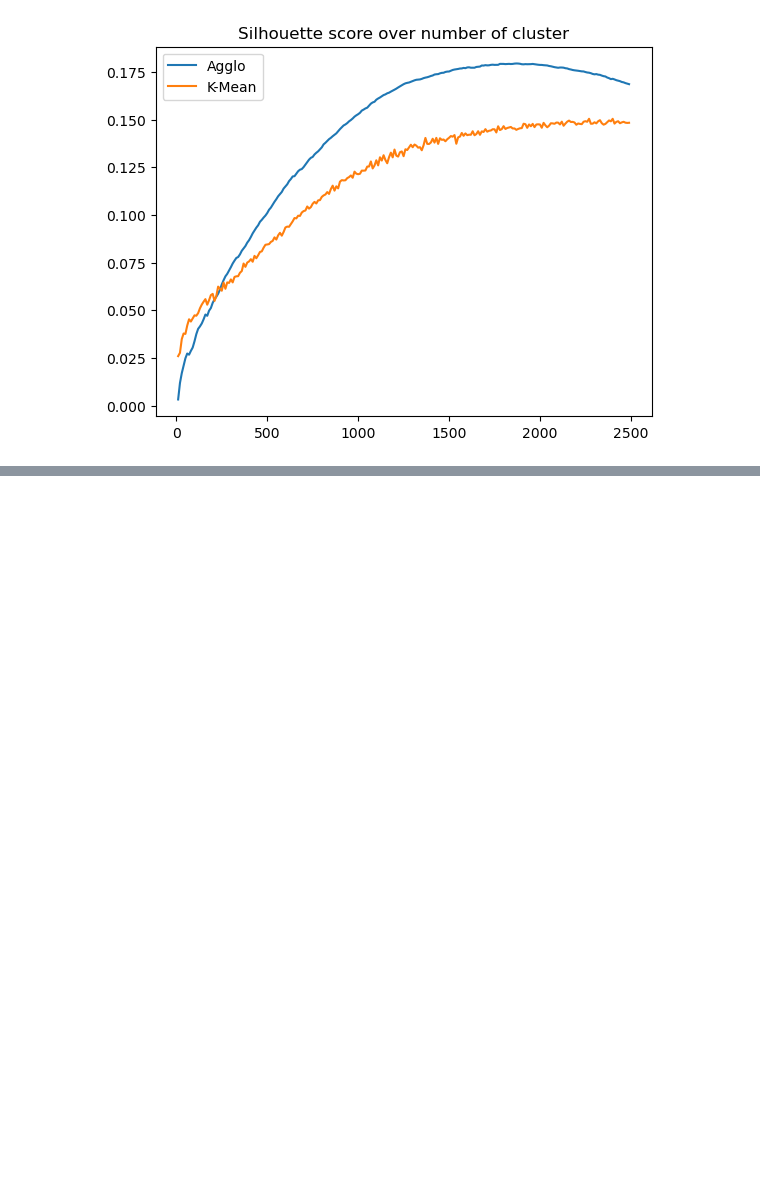
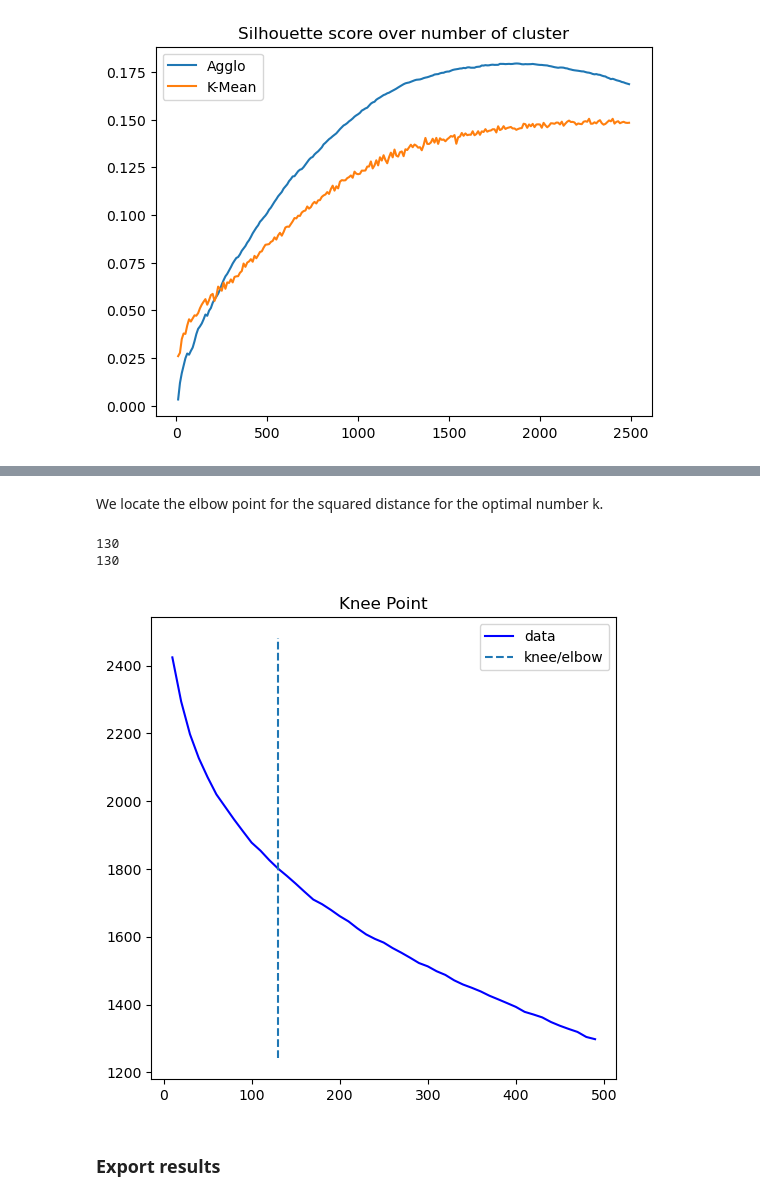
Before and after one commit to ancan203/BahnarOntologyMap, a Jupyter notebook: clustering_test.ipynb, the cells around one changed output, grey strips where cells are left out. Cells and saved outputs as stored; diff of their text form; code cells hidden in the pictures; blank space fills up the shorter version.

```diff
--- a/clustering_test.ipynb
+++ b/clustering_test.ipynb
@@ -420,0 +455,17 @@ plt.show()
+# %% [markdown]
+We locate the elbow point for the squared distance for the optimal number k.
+# %%
+from kneed import KneeLocator
+kneedle = KneeLocator(range(10, 500, 10), total_squared_distances_for_each_try_kmeans, S=1.0, curve="convex", direction="decreasing", interp_method="polynomial")
+
+print(round(kneedle.knee, 3))
+print(round(kneedle.elbow, 3))
+# %% [output]
+130
+130
+# %%
+kneedle.plot_knee()
+# %% [output]
+[figure, added]
+# %% [markdown]
+### Export results
```
Also changed, not shown: parts of 42 cells of this notebook.
